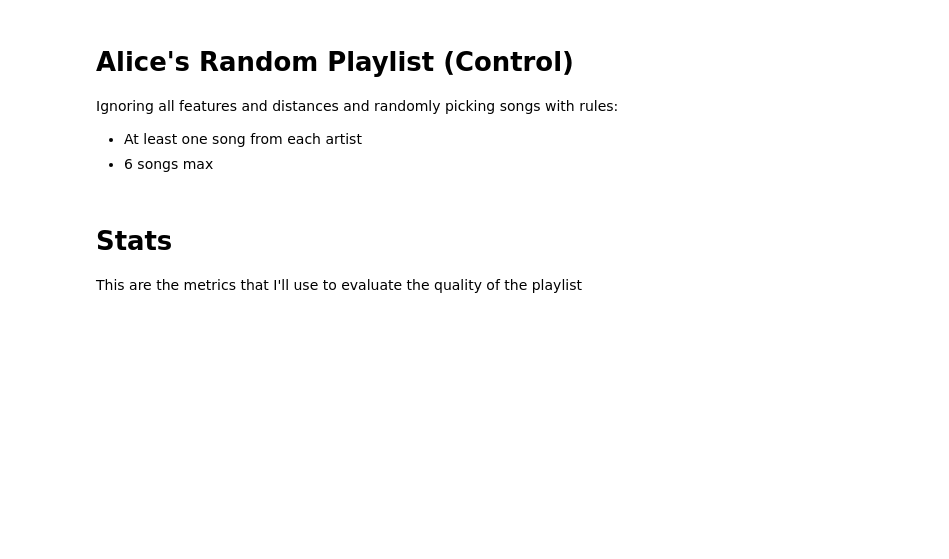
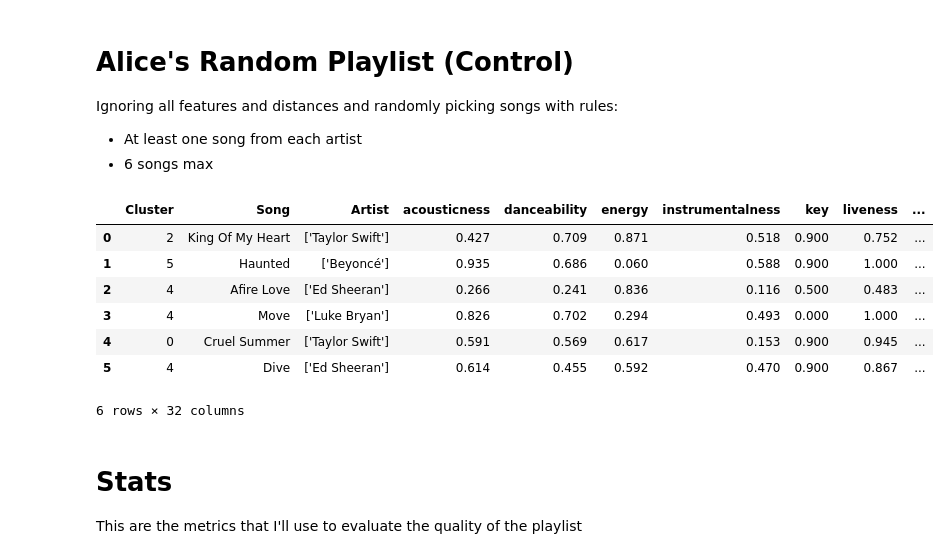
Before and after one commit to eshearer-hash/playlist_builder, a Jupyter notebook: Class Processor.ipynb, the cells around one changed output. Drawn from its saved outputs; the diff is of its cells as text; code cells hidden in the pictures; blank space fills up the shorter version.

Commit message:
alice's playlist

```diff
--- a/Class Processor.ipynb
+++ b/Class Processor.ipynb
@@ -680,22 +680,59 @@ Ignoring all features and distances and randomly picking songs with rules:
 # %%
 from graphing_graphics import primary_artist
 
 rng = np.random.default_rng(seed=42)
 
 primary = artist_series.map(primary_artist)
 major_artists = primary.value_counts().nlargest(4).index.tolist()
 
 alice_picks = []
 for artist in major_artists:
     pool = primary[primary == artist].index.tolist()
     alice_picks.append(rng.choice(pool))
 
 remaining_pool = [s for s in primary.index if s not in alice_picks]
 extras = rng.choice(remaining_pool, size=2, replace=False)
 alice_picks.extend(extras.tolist())
 
 rng.shuffle(alice_picks)
 alice_playlist = alice_picks
+
+
+
+features = df_audio_norm.columns.tolist()
+rows = []
+for i, sid in enumerate(alice_playlist):
+    row = {"Cluster": thematic_clusters[sid],
+           "Song": song_name_series[sid], "Artist": artist_series[sid]}
+    for f in features:
+        row[f] = f"{df_audio_norm.loc[sid, f]:.3f}"
+    if i > 0:
+        prev = alice_playlist[i-1]
+        row["Flow Dist"] = f"{dist_flow.loc[prev, sid]:.4f}"
+        row["Audio Dist"] = f"{dist_audio.loc[prev, sid]:.4f}"
+        row["Lyrics Dist"] = f"{dist_lyrics.loc[prev, sid]:.4f}"
+        row["Image Dist"] = f"{dist_image.loc[prev, sid]:.4f}"
+        row["Merged Dist"] = f"{dist_merged.loc[prev, sid]:.4f}"
+        row["Blended Dist"] = f"{dist_playlist.loc[prev, sid]:.4f}"
+    else:
+        row["Flow Dist"] = "-"
+        row["Audio Dist"] = "-"
+        row["Lyrics Dist"] = "-"
+        row["Image Dist"] = "-"
+        row["Merged Dist"] = "-"
+        row["Blended Dist"] = "-"
+    rows.append(row)
+
+display(pd.DataFrame(rows))
+# %% [output]
+|  | Cluster | Song | Artist | acousticness | danceability | energy | instrumentalness | key | liveness | ... |
+| 0 | 2 | King Of My Heart | ['Taylor Swift'] | 0.427 | 0.709 | 0.871 | 0.518 | 0.900 | 0.752 | ... |
+| 1 | 5 | Haunted | ['Beyoncé'] | 0.935 | 0.686 | 0.060 | 0.588 | 0.900 | 1.000 | ... |
+| 2 | 4 | Afire Love | ['Ed Sheeran'] | 0.266 | 0.241 | 0.836 | 0.116 | 0.500 | 0.483 | ... |
+| 3 | 4 | Move | ['Luke Bryan'] | 0.826 | 0.702 | 0.294 | 0.493 | 0.000 | 1.000 | ... |
+| 4 | 0 | Cruel Summer | ['Taylor Swift'] | 0.591 | 0.569 | 0.617 | 0.153 | 0.900 | 0.945 | ... |
+| 5 | 4 | Dive | ['Ed Sheeran'] | 0.614 | 0.455 | 0.592 | 0.470 | 0.900 | 0.867 | ... |
+6 rows × 32 columns
 # %% [markdown]
 # Stats
 This are the metrics that I'll use to evaluate the quality of the playlist
```
Also changed, not shown: 12 other files.
